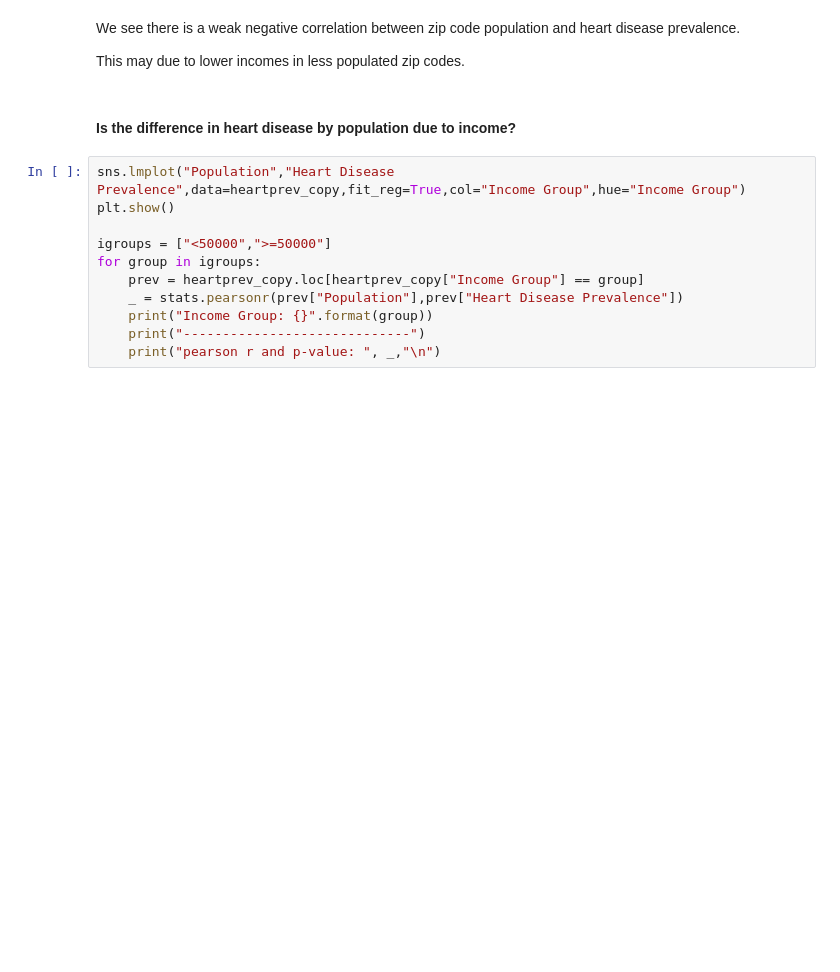
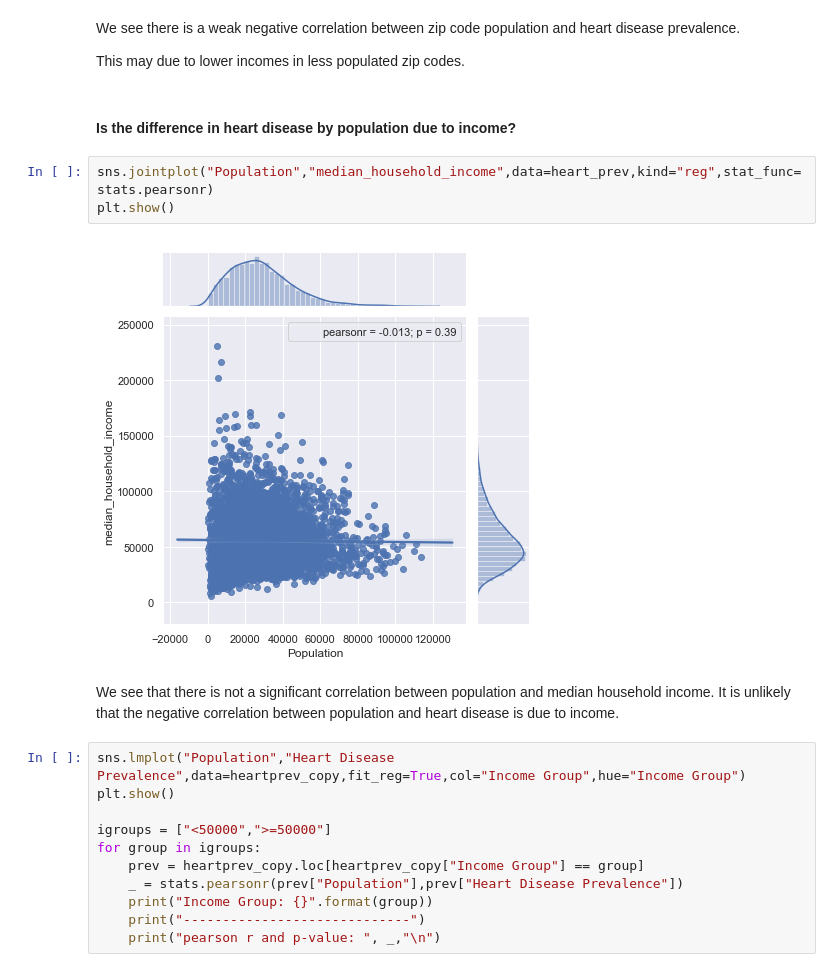
Before and after one commit to hhuff22/Capstone-I, a Jupyter notebook: intermediary reports/Capstone I Story.ipynb, the cells around one changed output. Drawn from its saved outputs; the diff is of its cells as text; blank space fills up the shorter version.

Commit message:
Added population v. income scatter plot

```diff
--- a/intermediary reports/Capstone I Story.ipynb
+++ b/intermediary reports/Capstone I Story.ipynb
@@ -146,6 +146,13 @@ We see there is a weak negative correlation between zip code population and hear
 This may due to lower incomes in less populated zip codes.
 # %% [markdown]
 #### Is the difference in heart disease by population due to income?
+# %%
+sns.jointplot("Population","median_household_income",data=heart_prev,kind="reg",stat_func=stats.pearsonr)
+plt.show()
+# %% [output]
+[figure, added]
+# %% [markdown]
+We see that there is not a significant correlation between population and median household income. It is unlikely that the negative correlation between population and heart disease is due to income.
 # %%
 sns.lmplot("Population","Heart Disease Prevalence",data=heartprev_copy,fit_reg=True,col="Income Group",hue="Income Group")
 plt.show()
```
Also changed, not shown: parts of 5 cells of this notebook.
